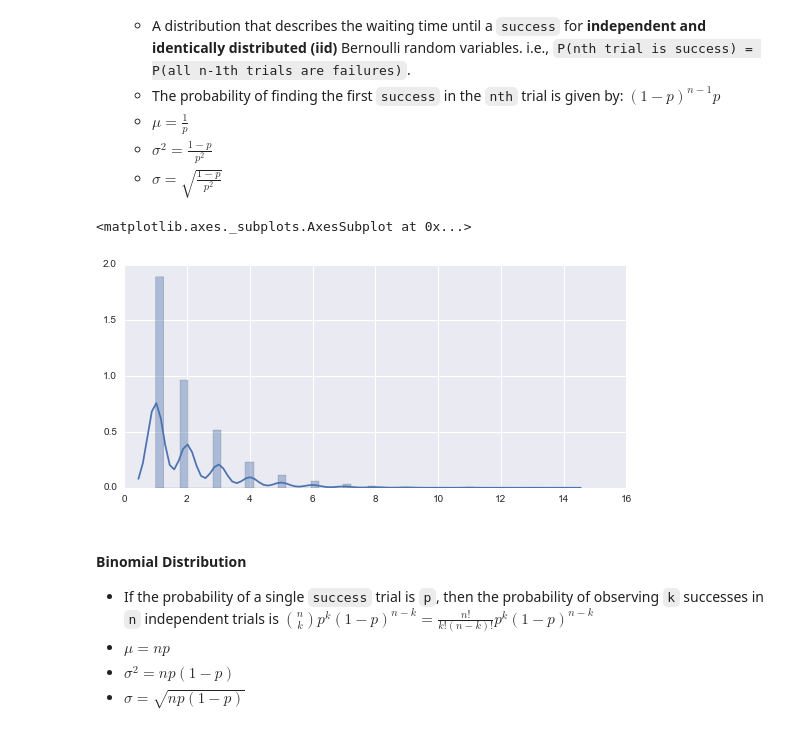
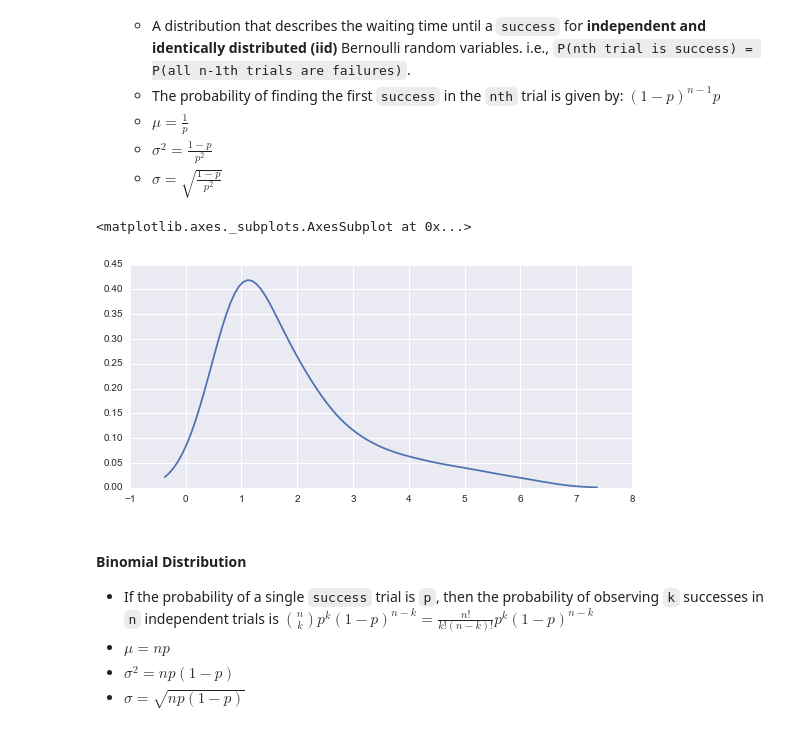
Before and after one commit to rodneykeeling/education-notes, a Jupyter notebook: OpenIntro Statistics Notes.ipynb, the cells around one changed output. Cells and saved outputs as stored; diff of their text form; code cells hidden in the pictures.

```diff
--- a/OpenIntro Statistics Notes.ipynb
+++ b/OpenIntro Statistics Notes.ipynb
@@ -137,11 +137,11 @@ $$ Z = \frac{x - μ}{σ} $$
   * $ σ = \sqrt{\frac{1-p}{p^2}} $
 # %%
 # Geometric Distribution
-x = np.random.geometric(p=0.5, size=5000)
-sns.distplot(x)
+x = np.random.geometric(p=0.5, size=50)
+sns.distplot(x, hist=False)
 # %% [output]
 <matplotlib.axes._subplots.AxesSubplot at 0x...>
-[figure, old version]
+[figure, new version]
 # %% [markdown]
 #### Binomial Distribution
 * If the probability of a single `success` trial is `p`, then the probability of observing `k` successes in `n` independent trials is $ { n \choose k}p^k(1-p)^{n-k} = \frac{n!}{k!(n-k)!}p^k(1-p)^{n-k} $
```
Also changed, not shown: parts of 3 cells of this notebook.
